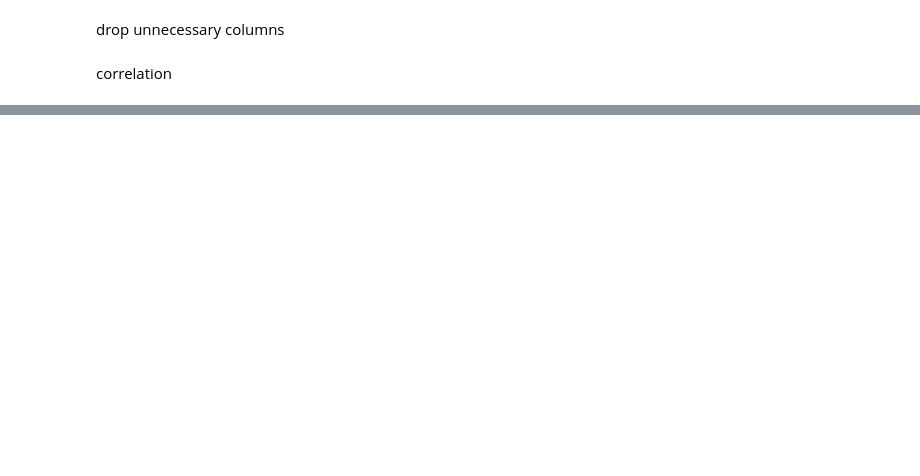
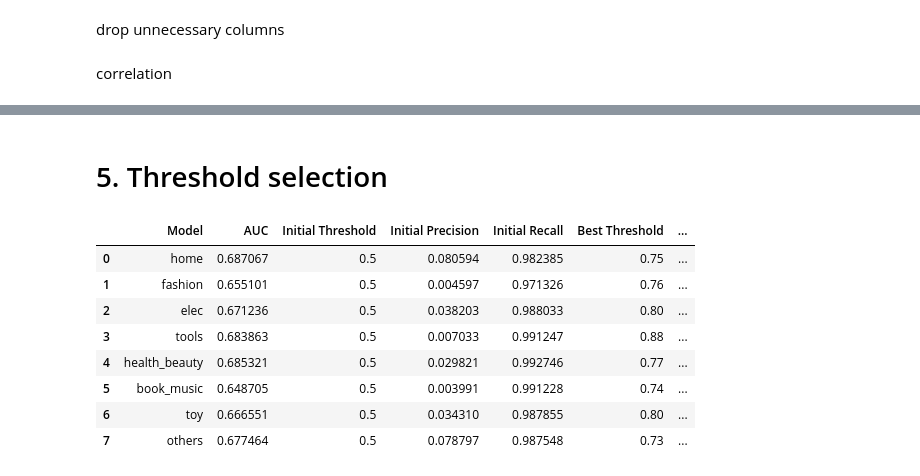
Before and after one commit to peerapat-t/Full-customer-funnel-and-machine-learing, a Jupyter notebook: 03. propensity to buy.ipynb, the cells around one changed output, grey strips where cells are left out. Cells and saved outputs as stored; diff of their text form; code cells hidden in the pictures; blank space fills up the shorter version.

```diff
--- a/03. propensity to buy.ipynb
+++ b/03. propensity to buy.ipynb
@@ -950,0 +1305,4 @@ with open('kmeans_model.pkl', 'wb') as kmeans_file:
+# %%
+precision_others = precision_score(y_test_others, y_pred_others, average='binary')
+recall_others = recall_score(y_test_others, y_pred_others, average='binary')
+auc_roc_others = roc_auc_score(y_test_others, y_prob_others)
@@ -950,0 +1325,2 @@ with open('kmeans_model.pkl', 'wb') as kmeans_file:
+# %% [markdown]
+# 5. Threshold selection
@@ -950,0 +1343,44 @@ with open('kmeans_model.pkl', 'wb') as kmeans_file:
+# %%
+best_threshold_home, best_f2_home, best_precision_home, best_recall_home = find_best_threshold(y_test_home, y_prob_home)
+best_threshold_fashion, best_f2_fashion, best_precision_fashion, best_recall_fashion = find_best_threshold(y_test_fashion, y_prob_fashion)
+best_threshold_elec, best_f2_elec, best_precision_elec, best_recall_elec = find_best_threshold(y_test_elec, y_prob_elec)
+best_threshold_tools, best_f2_tools, best_precision_tools, best_recall_tools = find_best_threshold(y_test_tools, y_prob_tools)
+best_threshold_health_beauty, best_f2_health_beauty, best_precision_health_beauty, best_recall_health_beauty = find_best_threshold(y_test_health_beauty, y_prob_health_beauty)
+best_threshold_book_music, best_f2_book_music, best_precision_book_music, best_recall_book_music = find_best_threshold(y_test_book_music, y_prob_book_music)
+best_threshold_toy, best_f2_toy, best_precision_toy, best_recall_toy = find_best_threshold(y_test_toy, y_prob_toy)
+best_threshold_others, best_f2_others, best_precision_others, best_recall_others = find_best_threshold(y_test_others, y_prob_others)
+# %%
+model_name_list = ['home', 'fashion', 'elec', 'tools', 'health_beauty', 'book_music', 'toy', 'others']
+auc_list = [auc_roc_home, auc_roc_fashion, auc_roc_elec, auc_roc_tools, auc_roc_health_beauty, auc_roc_book_music, auc_roc_toy, auc_roc_others]
+initial_threshold_list = [0.5, 0.5, 0.5, 0.5, 0.5, 0.5, 0.5, 0.5]
+initial_precision_list = [precision_home, precision_fashion, precision_elec, precision_tools, precision_health_beauty, precision_book_music, precision_toy, precision_others]
+initial_recall_list = [recall_home, recall_fashion, recall_elec, recall_tools, recall_health_beauty, recall_book_music, recall_toy, recall_others]
+best_threshold_list = [best_threshold_home, best_threshold_fashion, best_threshold_elec, best_threshold_tools, best_threshold_health_beauty, best_threshold_book_music, best_threshold_toy, best_threshold_others]
+best_precision_list = [best_precision_home, best_precision_fashion, best_precision_elec, best_precision_tools, best_precision_health_beauty, best_precision_book_music, best_precision_toy, best_precision_others]
+best_recall_list = [best_recall_home, best_recall_fashion, best_recall_elec, best_recall_tools, best_recall_health_beauty, best_recall_book_music, best_recall_toy, best_recall_others]
+best_f2_list = [best_f2_home, best_f2_fashion, best_f2_elec, best_f2_tools, best_f2_health_beauty, best_f2_book_music, best_f2_toy, best_f2_others]
+# %%
+# Create DataFrame
+df_summary = pd.DataFrame({
+    'Model': model_name_list,
+    'AUC': auc_list,
+    'Initial Threshold': initial_threshold_list,
+    'Initial Precision': initial_precision_list,
+    'Initial Recall': initial_recall_list,
+    'Best Threshold': best_threshold_list,
+    'Best Precision': best_precision_list,
+    'Best Recall': best_recall_list,
+    'Best F2 Score': best_f2_list
+})
+# %%
+df_summary
+# %% [output]
+|  | Model | AUC | Initial Threshold | Initial Precision | Initial Recall | Best Threshold | ... |
+| 0 | home | 0.687067 | 0.5 | 0.080594 | 0.982385 | 0.75 | ... |
+| 1 | fashion | 0.655101 | 0.5 | 0.004597 | 0.971326 | 0.76 | ... |
+| 2 | elec | 0.671236 | 0.5 | 0.038203 | 0.988033 | 0.80 | ... |
+| 3 | tools | 0.683863 | 0.5 | 0.007033 | 0.991247 | 0.88 | ... |
+| 4 | health_beauty | 0.685321 | 0.5 | 0.029821 | 0.992746 | 0.77 | ... |
+| 5 | book_music | 0.648705 | 0.5 | 0.003991 | 0.991228 | 0.74 | ... |
+| 6 | toy | 0.666551 | 0.5 | 0.034310 | 0.987855 | 0.80 | ... |
+| 7 | others | 0.677464 | 0.5 | 0.078797 | 0.987548 | 0.73 | ... |
```
Also changed, not shown: parts of 172 cells of this notebook, 1 other file.
